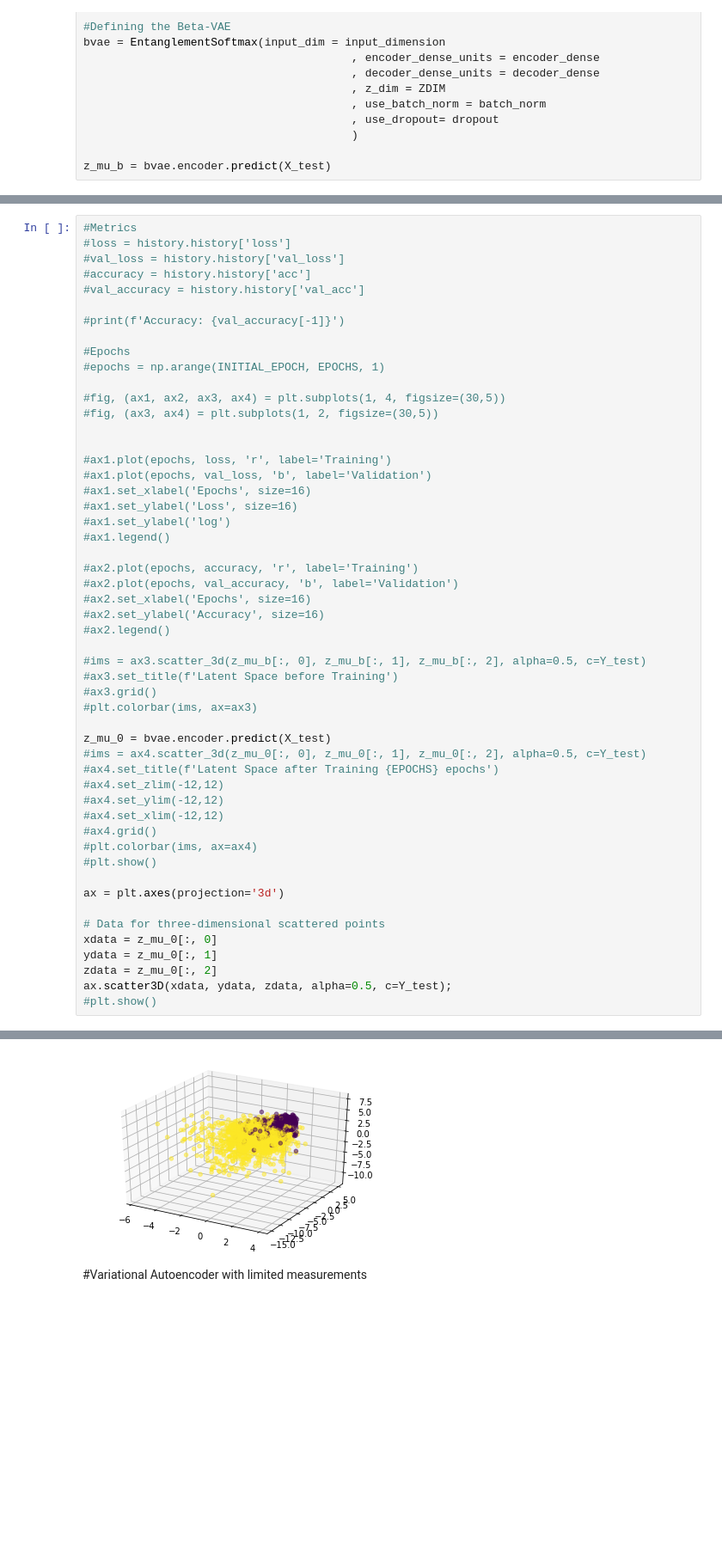
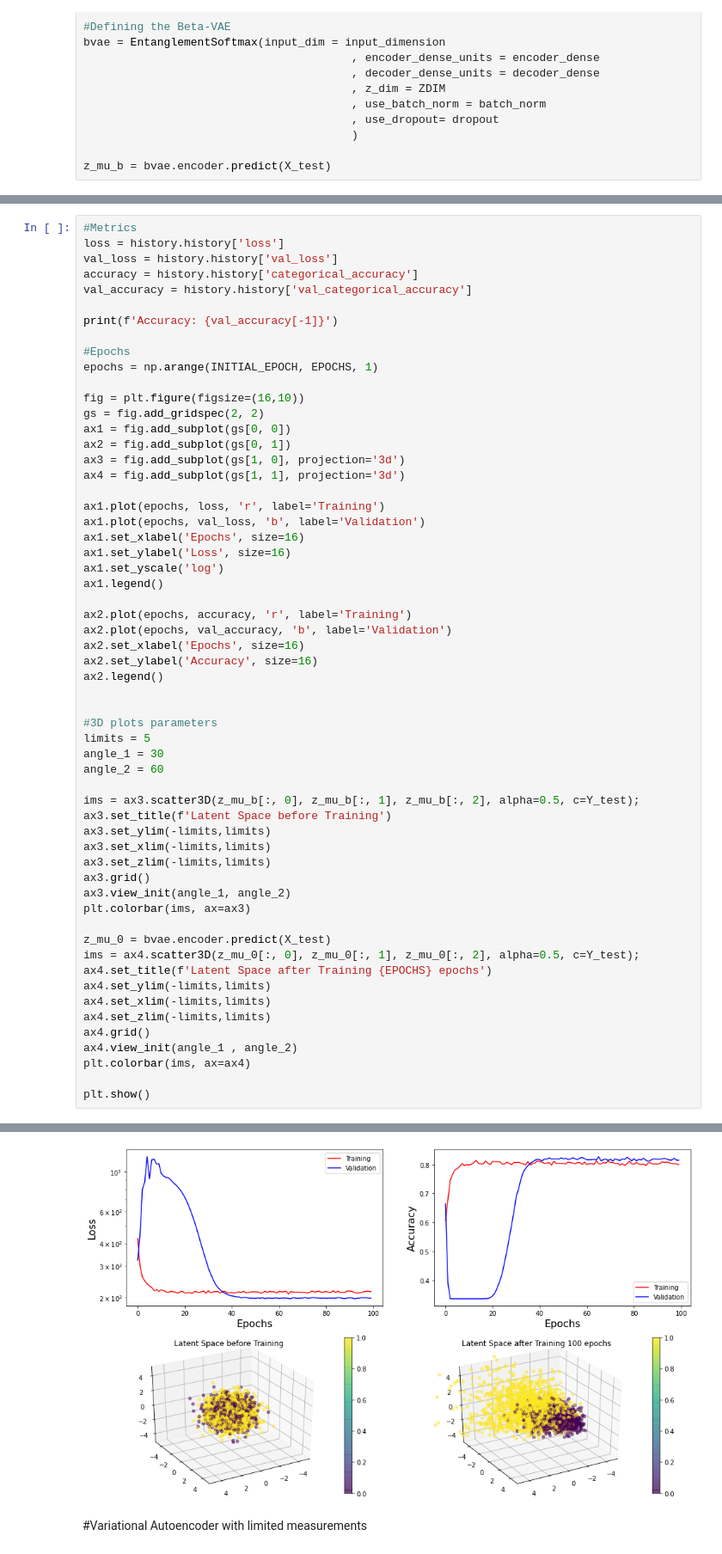
Before and after one commit to nahumsa/Entanglement-VAE, a Jupyter notebook: VAE Entanglement Witness3D_version_0.ipynb, the cells around one changed output, grey strips where cells are left out. Shown: that part at 86% size. Drawn from its saved outputs; the diff is of its cells as text; blank space fills up the shorter version.

Commit message:
Added plot parameters but has a problem on model

```diff
--- a/VAE Entanglement Witness3D_version_0.ipynb
+++ b/VAE Entanglement Witness3D_version_0.ipynb
@@ -270,53 +234,59 @@ Epoch 100/100
 # %%
 #Metrics
-#loss = history.history['loss']
-#val_loss = history.history['val_loss']
-#accuracy = history.history['acc']
-#val_accuracy = history.history['val_acc']
+loss = history.history['loss']
+val_loss = history.history['val_loss']
+accuracy = history.history['categorical_accuracy']
+val_accuracy = history.history['val_categorical_accuracy']
 
-#print(f'Accuracy: {val_accuracy[-1]}')
+print(f'Accuracy: {val_accuracy[-1]}')
 
 #Epochs
-#epochs = np.arange(INITIAL_EPOCH, EPOCHS, 1)
+epochs = np.arange(INITIAL_EPOCH, EPOCHS, 1)
 
-#fig, (ax1, ax2, ax3, ax4) = plt.subplots(1, 4, figsize=(30,5))
-#fig, (ax3, ax4) = plt.subplots(1, 2, figsize=(30,5))
+fig = plt.figure(figsize=(16,10))
+gs = fig.add_gridspec(2, 2)
+ax1 = fig.add_subplot(gs[0, 0])
+ax2 = fig.add_subplot(gs[0, 1])
+ax3 = fig.add_subplot(gs[1, 0], projection='3d')
+ax4 = fig.add_subplot(gs[1, 1], projection='3d')
+
+ax1.plot(epochs, loss, 'r', label='Training')
+ax1.plot(epochs, val_loss, 'b', label='Validation')
+ax1.set_xlabel('Epochs', size=16)
+ax1.set_ylabel('Loss', size=16)
+ax1.set_yscale('log')
+ax1.legend()
+
+ax2.plot(epochs, accuracy, 'r', label='Training')
+ax2.plot(epochs, val_accuracy, 'b', label='Validation')
+ax2.set_xlabel('Epochs', size=16)
+ax2.set_ylabel('Accuracy', size=16)
+ax2.legend()
 
 
-#ax1.plot(epochs, loss, 'r', label='Training')
-#ax1.plot(epochs, val_loss, 'b', label='Validation')
-#ax1.set_xlabel('Epochs', size=16)
-#ax1.set_ylabel('Loss', size=16)
-#ax1.set_ylabel('log')
-#ax1.legend()
+#3D plots parameters
+limits = 5
+angle_1 = 30
+angle_2 = 60
 
-#ax2.plot(epochs, accuracy, 'r', label='Training')
-#ax2.plot(epochs, val_accuracy, 'b', label='Validation')
-#ax2.set_xlabel('Epochs', size=16)
-#ax2.set_ylabel('Accuracy', size=16)
-#ax2.legend()
-
-#ims = ax3.scatter_3d(z_mu_b[:, 0], z_mu_b[:, 1], z_mu_b[:, 2], alpha=0.5, c=Y_test)
-#ax3.set_title(f'Latent Space before Training')
-#ax3.grid()
-#plt.colorbar(ims, ax=ax3)
+ims = ax3.scatter3D(z_mu_b[:, 0], z_mu_b[:, 1], z_mu_b[:, 2], alpha=0.5, c=Y_test);
+ax3.set_title(f'Latent Space before Training')
+ax3.set_ylim(-limits,limits)
+ax3.set_xlim(-limits,limits)
+ax3.set_zlim(-limits,limits)
+ax3.grid()
+ax3.view_init(angle_1, angle_2)
+plt.colorbar(ims, ax=ax3)
 
 z_mu_0 = bvae.encoder.predict(X_test)
-#ims = ax4.scatter_3d(z_mu_0[:, 0], z_mu_0[:, 1], z_mu_0[:, 2], alpha=0.5, c=Y_test)
-#ax4.set_title(f'Latent Space after Training {EPOCHS} epochs')
-#ax4.set_zlim(-12,12)
-#ax4.set_ylim(-12,12)
-#ax4.set_xlim(-12,12)
-#ax4.grid()
-#plt.colorbar(ims, ax=ax4)
-#plt.show()
+ims = ax4.scatter3D(z_mu_0[:, 0], z_mu_0[:, 1], z_mu_0[:, 2], alpha=0.5, c=Y_test);
+ax4.set_title(f'Latent Space after Training {EPOCHS} epochs')
+ax4.set_ylim(-limits,limits)
+ax4.set_xlim(-limits,limits)
+ax4.set_zlim(-limits,limits)
+ax4.grid()
+ax4.view_init(angle_1 , angle_2)
+plt.colorbar(ims, ax=ax4)
 
-ax = plt.axes(projection='3d')
-
-# Data for three-dimensional scattered points
-xdata = z_mu_0[:, 0]
-ydata = z_mu_0[:, 1]
-zdata = z_mu_0[:, 2]
-ax.scatter3D(xdata, ydata, zdata, alpha=0.5, c=Y_test);
-#plt.show()
+plt.show()
 # %% [output]
@@ -323,4 +294,4 @@ ax.scatter3D(xdata, ydata, zdata, alpha=0.5, c=Y_test);
-[figure, old version]
+[figure, new version]
 # %% [markdown]
 #Variational Autoencoder with limited measurements
 # %% [markdown]
```
Also changed, not shown: parts of 17 cells of this notebook.
